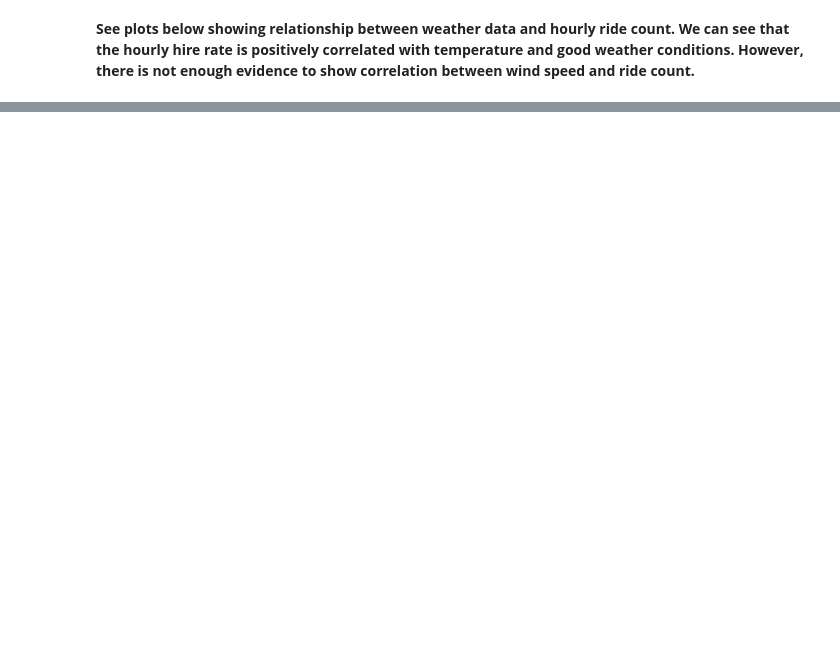
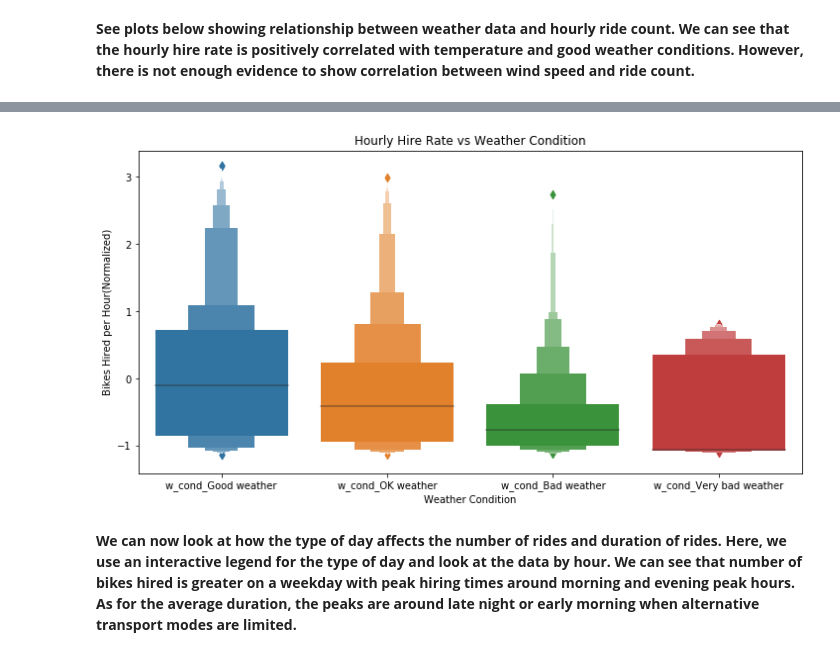
Before and after one commit to vanitakalai/SpringboardProjects, a Jupyter notebook: Capstone Project/Part_2_Data_Storytelling.ipynb, the cells around one changed output, grey strips where cells are left out. Cells and saved outputs as stored; diff of their text form; code cells hidden in the pictures; blank space fills up the shorter version.

Commit message:
adding visualisations

```diff
--- a/Capstone Project/Part_2_Data_Storytelling.ipynb
+++ b/Capstone Project/Part_2_Data_Storytelling.ipynb
@@ -83,28 +83,19 @@ linear_reg_gridplot(hourly_hire_group.mean()['Wind Speed'], hourly_hire_group.co
 [interactive output not drawn]
 [interactive output not drawn]
 # %%
-from bokeh.models import ColumnDataSource
-from bokeh.transform import jitter
+import seaborn as sns
+import matplotlib.pyplot as plt
 
 # set up dataframe with just 2 columns: weather type and hourly ride rate - easier to plot
 weather_cond = hourly_hire_group.mean()[['w_cond_Bad weather', 'w_cond_Good weather', 'w_cond_OK weather', 'w_cond_Very bad weather']].idxmax(axis=1)
 hourly_count = hourly_hire_group.count()['Duration(mins)']
 hourly_count_norm = (hourly_count - np.mean(hourly_count))/np.std(hourly_count)
 df = pd.concat([weather_cond, hourly_count_norm], axis=1).rename(columns={0: 'weather'})
-source = ColumnDataSource(df)
 
-# compute fit params for dummy variables defining weather condition
-x_vars = hourly_hire_group.mean()[['w_cond_Good weather', 'w_cond_OK weather','w_cond_Bad weather', 'w_cond_Very bad weather']].values
-fit = np.linalg.lstsq(x_vars, hourly_count_norm, rcond=None)
-
-# plot scatter of hourly ride rates for each weather condition along with regression line
-p = figure(x_range = df['weather'].unique(), plot_width=600, plot_height=400, title='Hourly Hire Rate vs Weather Condition')
-p.circle(x=jitter('weather', width=0.4, range=p.x_range), y='Duration(mins)', source=source, alpha=0.6)
-p.line(x=df['weather'].unique(), y=list(fit[0]), color='red', line_width=3)
-p.xaxis.axis_label = 'Weather Condition'
-p.yaxis.axis_label = 'Bikes Hired per Hour(Normalized)'
-
-show(p)
-
-#use box plot instead
+plt.figure(figsize=(12,6))
+plt.title('Hourly Hire Rate vs Weather Condition')
+sns.boxenplot(x="weather", y="Duration(mins)", data=df)
+plt.xlabel('Weather Condition')
+plt.ylabel('Bikes Hired per Hour(Normalized)')
+plt.show()
 # %% [output]
@@ -113,3 +102,6 @@ show(p)
+[figure, added]
+# %% [markdown]
+<b>We can now look at how the type of day affects the number of rides and duration of rides. Here, we use an interactive legend for the type of day and look at the data by hour. We can see that number of bikes hired is greater on a weekday with peak hiring times around morning and evening peak hours. As for the average duration, the peaks are around late night or early morning when alternative transport modes are limited.
 # %%
 def plot_scatter_by_day(data, ylabel, title):
 
```
Also changed, not shown: parts of 7 cells of this notebook, 2 other files.
